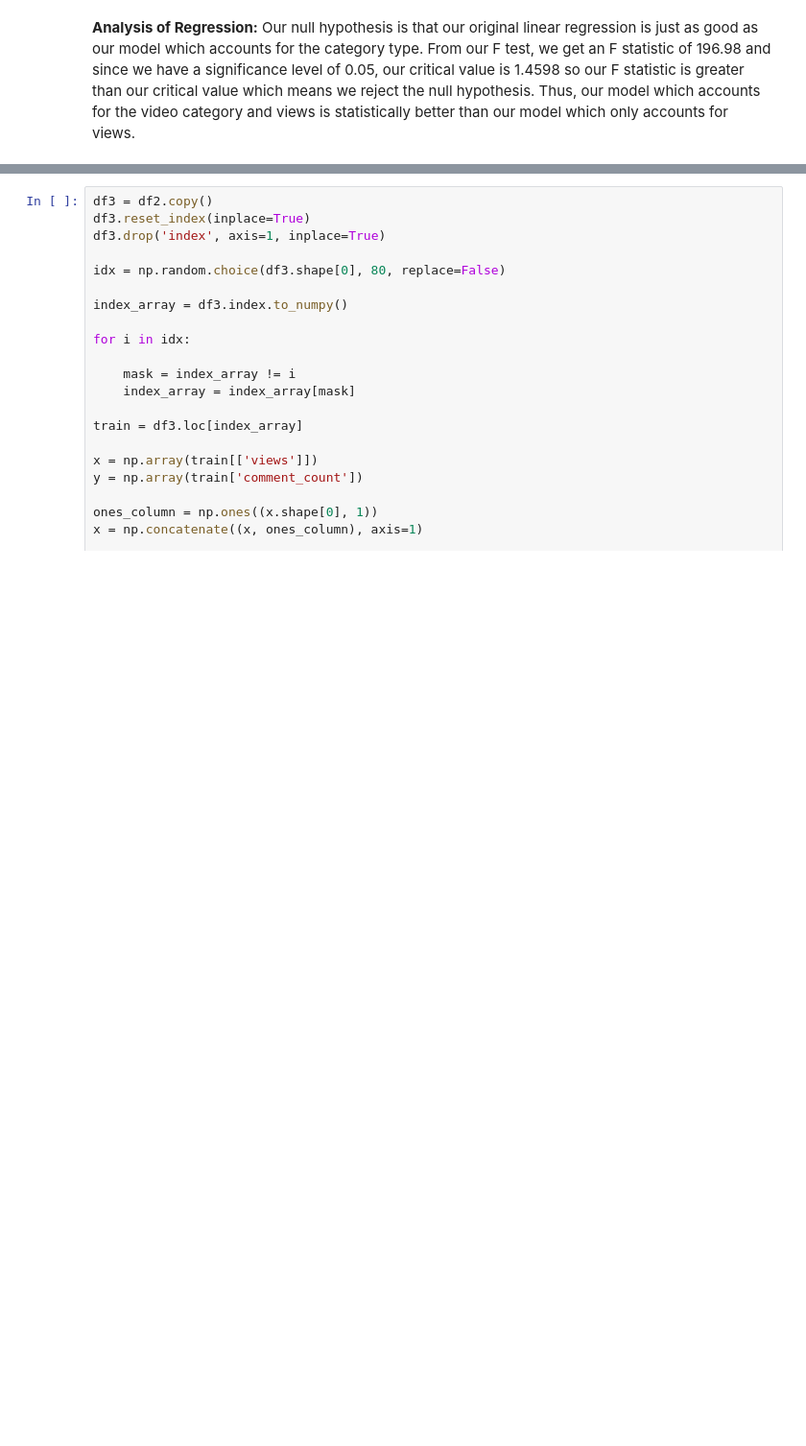
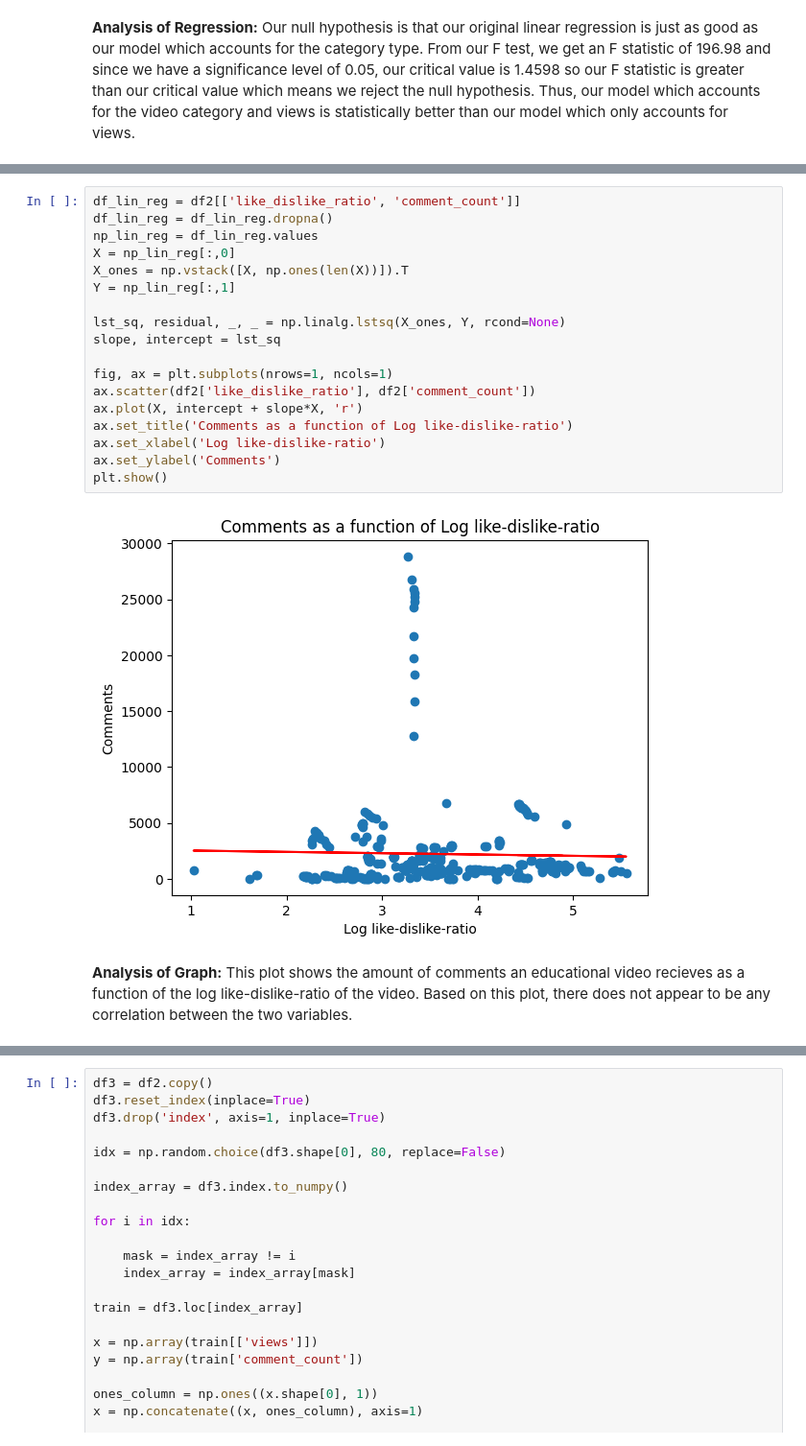
Before and after one commit to alec-luterman/320_final, a Jupyter notebook: 320_Final.ipynb, the cells around one changed output, grey strips where cells are left out. Shown at 96% size. Drawn from its saved outputs; the diff is of its cells as text; blank space fills up the shorter version.

```diff
--- a/320_Final.ipynb
+++ b/320_Final.ipynb
@@ -731,0 +580,22 @@ If we have H0 be there is no relationship between upload datetime and comments f
+# %%
+df_lin_reg = df2[['like_dislike_ratio', 'comment_count']]
+df_lin_reg = df_lin_reg.dropna()
+np_lin_reg = df_lin_reg.values
+X = np_lin_reg[:,0]
+X_ones = np.vstack([X, np.ones(len(X))]).T
+Y = np_lin_reg[:,1]
+
+lst_sq, residual, _, _ = np.linalg.lstsq(X_ones, Y, rcond=None)
+slope, intercept = lst_sq
+
+fig, ax = plt.subplots(nrows=1, ncols=1)
+ax.scatter(df2['like_dislike_ratio'], df2['comment_count'])
+ax.plot(X, intercept + slope*X, 'r')
+ax.set_title('Comments as a function of Log like-dislike-ratio')
+ax.set_xlabel('Log like-dislike-ratio')
+ax.set_ylabel('Comments')
+plt.show()
+# %% [output]
+[figure, added]
+# %% [markdown]
+**Analysis of Graph:** This plot shows the amount of comments an educational video recieves as a function of the log like-dislike-ratio of the video. Based on this plot, there does not appear to be any correlation between the two variables.
```
Also changed, not shown: parts of 50 cells of this notebook.
